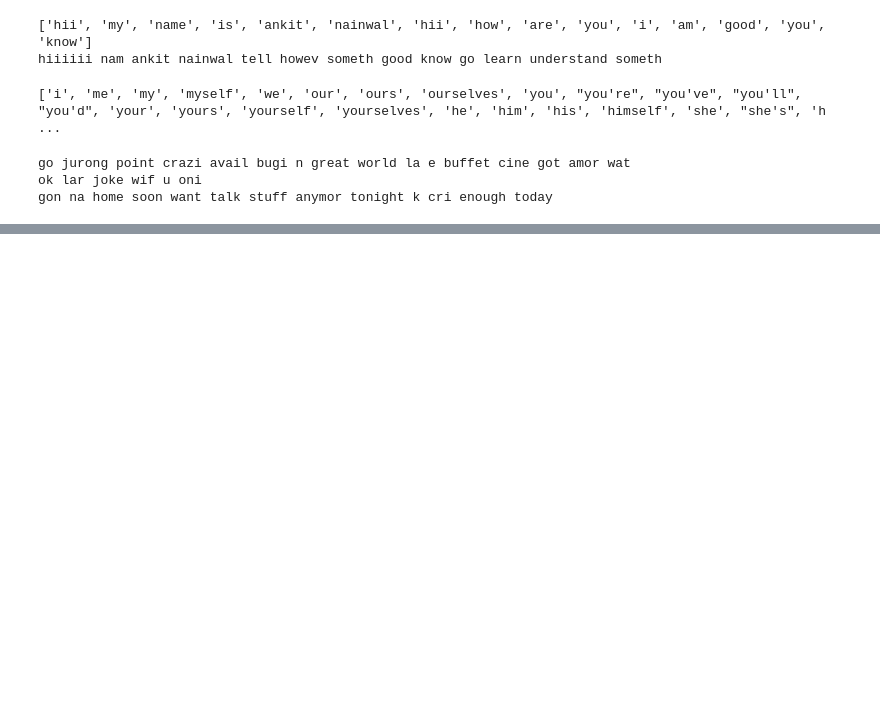
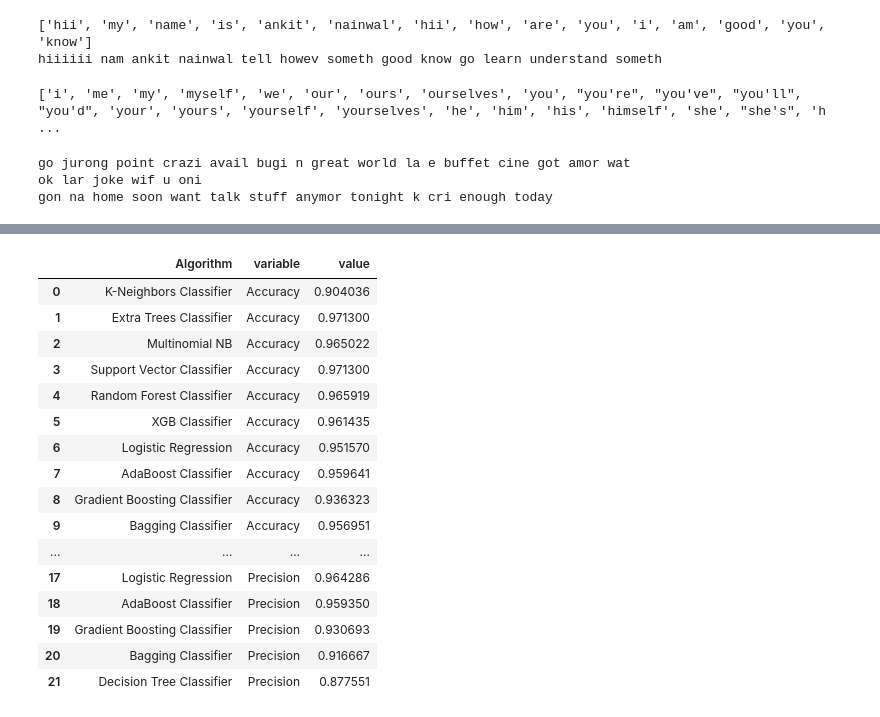
Before and after one commit to nano-bot01/SMS-Spam-Classifier-Web-App-using-Machine-Learning, a Jupyter notebook: SMS_Spam_Classifier.ipynb, the cells around one changed output, grey strips where cells are left out. Drawn from its saved outputs; the diff is of its cells as text; code cells hidden in the pictures; blank space fills up the shorter version.

```diff
--- a/SMS_Spam_Classifier.ipynb
+++ b/SMS_Spam_Classifier.ipynb
@@ -356,0 +715,20 @@ plt.imshow(ham_wordcloud)
+# %%
+performance_df1
+# %% [output]
+|  | Algorithm | variable | value |
+| 0 | K-Neighbors Classifier | Accuracy | 0.904036 |
+| 1 | Extra Trees Classifier | Accuracy | 0.971300 |
+| 2 | Multinomial NB | Accuracy | 0.965022 |
+| 3 | Support Vector Classifier | Accuracy | 0.971300 |
+| 4 | Random Forest Classifier | Accuracy | 0.965919 |
+| 5 | XGB Classifier | Accuracy | 0.961435 |
+| 6 | Logistic Regression | Accuracy | 0.951570 |
+| 7 | AdaBoost Classifier | Accuracy | 0.959641 |
+| 8 | Gradient Boosting Classifier | Accuracy | 0.936323 |
+| 9 | Bagging Classifier | Accuracy | 0.956951 |
+| ... | ... | ... | ... |
+| 17 | Logistic Regression | Precision | 0.964286 |
+| 18 | AdaBoost Classifier | Precision | 0.959350 |
+| 19 | Gradient Boosting Classifier | Precision | 0.930693 |
+| 20 | Bagging Classifier | Precision | 0.916667 |
+| 21 | Decision Tree Classifier | Precision | 0.877551 |
```
Also changed, not shown: parts of 54 cells of this notebook.
